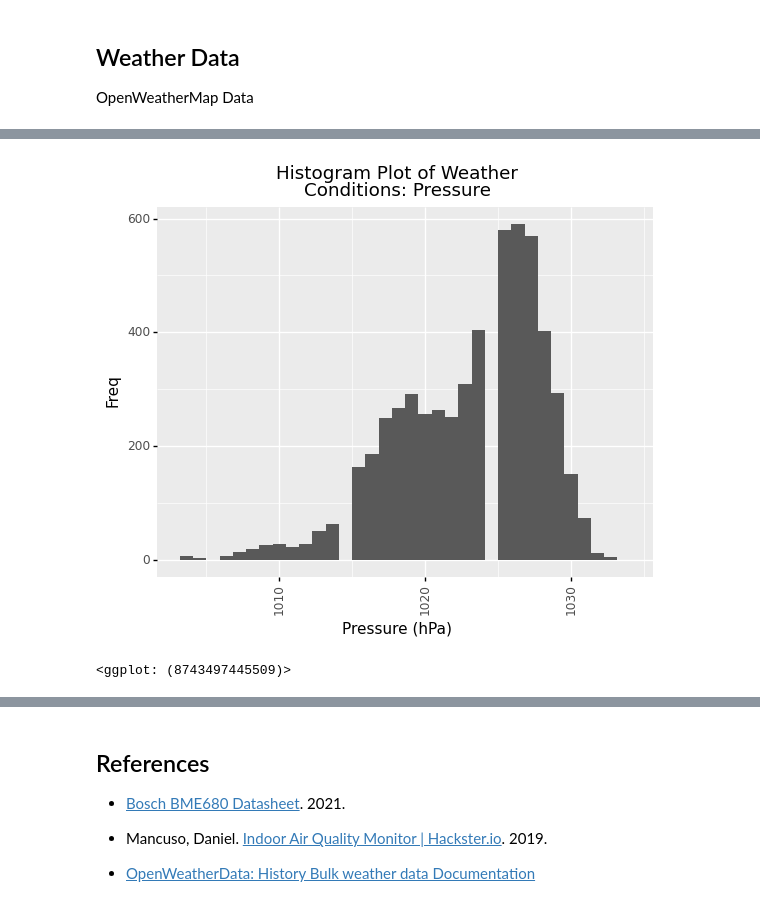
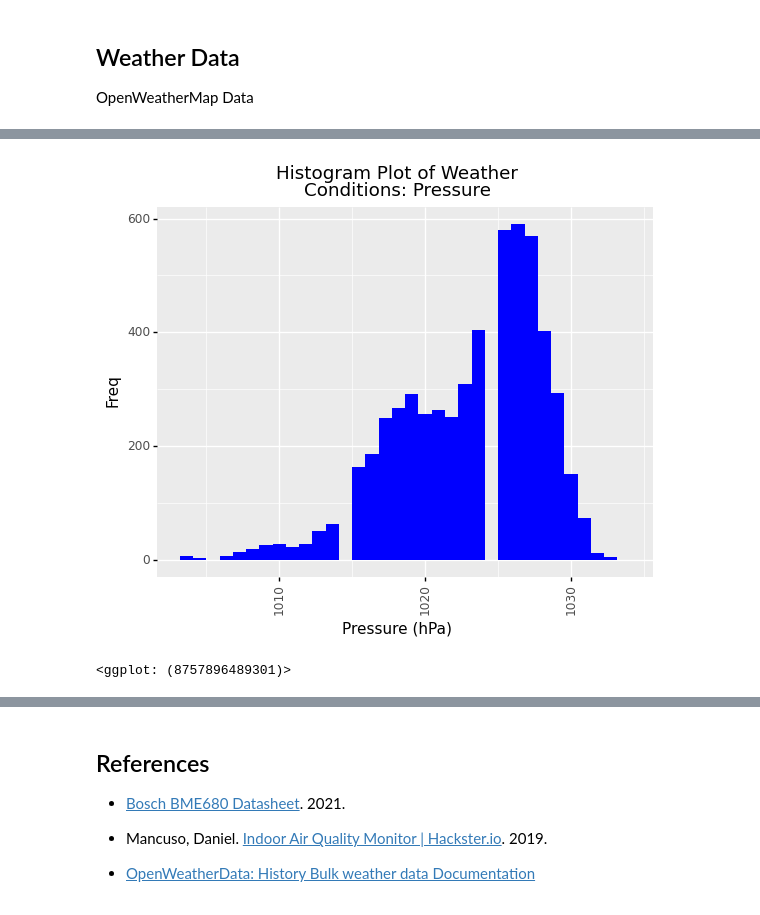
Before and after one commit to philwebsurfer/dlfinal, a Jupyter notebook: paper01_eda.ipynb, the cells around one changed output, grey strips where cells are left out. Cells and saved outputs as stored; diff of their text form; code cells hidden in the pictures.

```diff
--- a/paper01_eda.ipynb
+++ b/paper01_eda.ipynb
@@ -601,16 +613,16 @@ Wall time: 1.29 s
 # %%
 (
   ggplot(weather) +
-  geom_histogram(aes(x="pressure"),
-             show_legend=False) +
+  geom_histogram(aes(x="pressure"), fill="blue",
+             show_legend=False, bins=34) +
   theme(axis_text_x=element_text(rotation=90)) +
   labs(x="Pressure (hPa)", y="Freq",
        title="Histogram Plot of Weather\n" +
        "Conditions: Pressure")
 )
 # %% [output]
-[figure, old version]
+[figure, new version]
-<ggplot: (8743497445509)>
+<ggplot: (8757896489301)>
 # %%
 (
   ggplot(weather) +
```
Also changed, not shown: parts of 31 cells of this notebook, 3 other files.
